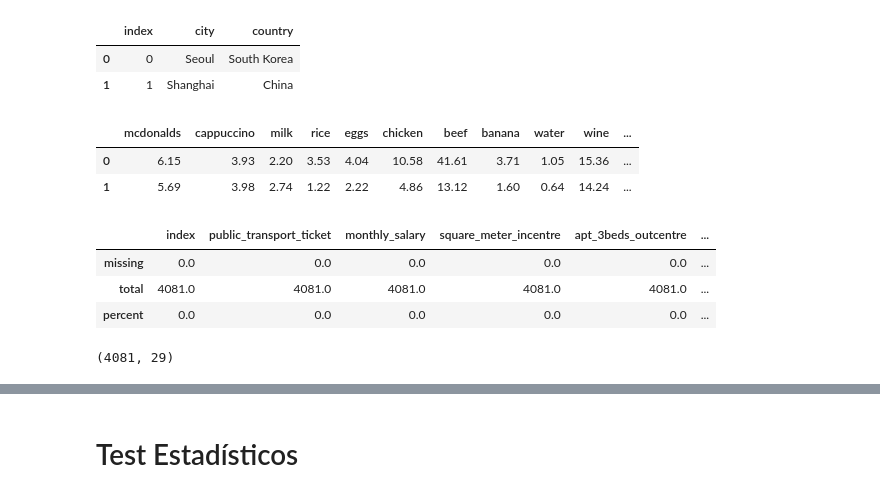
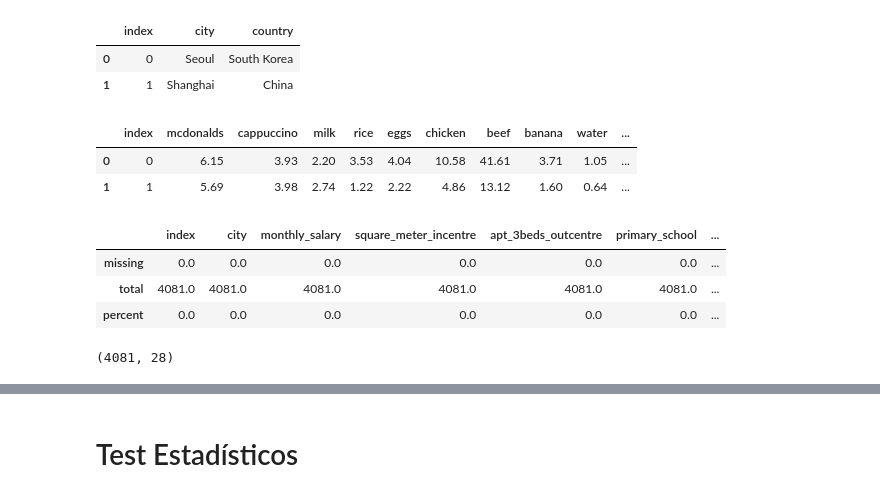
Before and after one commit to Adalab/promo-d-da-modulo1-sprint2-Paloma_Paula_Iris, a Jupyter notebook: regresion_lineal/1_intro_eda+2_test_estadisticos.ipynb, the cells around one changed output, grey strips where cells are left out. Cells and saved outputs as stored; diff of their text form; code cells hidden in the pictures.

Commit message:
dataframe completo

```diff
--- a/regresion_lineal/1_intro_eda+2_test_estadisticos.ipynb
+++ b/regresion_lineal/1_intro_eda+2_test_estadisticos.ipynb
@@ -250,5 +246,5 @@ SyntaxError: 'break' outside loop (668683560.py, line 1)
 # %%
-columnas_fuera = ['x1', 'x2', 'x4','x5', 'x7', 'x8', 'x10', 'x13', 'x16','x18', 'x19', 'x20', 'x21', 'x22', 'x26', 'x29', 'x30', 'x32', 'x34', 'x35', 'x40', 'x44', 'x45', 'x46', 'x47', 'x48', 'x49', 'x50', 'x53', 'data_quality']
+columnas_fuera = ['x1', 'x2', 'x4','x5', 'x7', 'x8', 'x10', 'x13', 'x16','x18', 'x19', 'x20', 'x21', 'x22', 'x26', 'x29', 'x30', 'x32', 'x34', 'x35', 'x37','x40', 'x44', 'x45', 'x46', 'x47', 'x48', 'x49', 'x50', 'x53', 'data_quality']
 # %%
 df.drop(columns= columnas_fuera, inplace=True)
 # %%
@@ -422,24 +437,24 @@ categoricas.head(2)
 | 1 | 1 | Shanghai | China |
 # %%
 numericas_trans = numericas_trans.reset_index()
-numericas.head(2)
+numericas_trans.head(2)
 # %% [output]
-|  | mcdonalds | cappuccino | milk | rice | eggs | chicken | beef | banana | water | wine | ... |
-| 0 | 6.15 | 3.93 | 2.20 | 3.53 | 4.04 | 10.58 | 41.61 | 3.71 | 1.05 | 15.36 | ... |
-| 1 | 5.69 | 3.98 | 2.74 | 1.22 | 2.22 | 4.86 | 13.12 | 1.60 | 0.64 | 14.24 | ... |
+|  | index | mcdonalds | cappuccino | milk | rice | eggs | chicken | beef | banana | water | ... |
+| 0 | 0 | 6.15 | 3.93 | 2.20 | 3.53 | 4.04 | 10.58 | 41.61 | 3.71 | 1.05 | ... |
+| 1 | 1 | 5.69 | 3.98 | 2.74 | 1.22 | 2.22 | 4.86 | 13.12 | 1.60 | 0.64 | ... |
 # %%
 df_final = categoricas.merge(numericas_trans, how='inner', left_on='index', right_on='index')
 # %%
 df_final.stb.missing().T
 # %% [output]
-|  | index | public_transport_ticket | monthly_salary | square_meter_incentre | apt_3beds_outcentre | ... |
-| missing | 0.0 | 0.0 | 0.0 | 0.0 | 0.0 | ... |
-| total | 4081.0 | 4081.0 | 4081.0 | 4081.0 | 4081.0 | ... |
-| percent | 0.0 | 0.0 | 0.0 | 0.0 | 0.0 | ... |
+|  | index | city | monthly_salary | square_meter_incentre | apt_3beds_outcentre | primary_school | ... |
+| missing | 0.0 | 0.0 | 0.0 | 0.0 | 0.0 | 0.0 | ... |
+| total | 4081.0 | 4081.0 | 4081.0 | 4081.0 | 4081.0 | 4081.0 | ... |
+| percent | 0.0 | 0.0 | 0.0 | 0.0 | 0.0 | 0.0 | ... |
 # %%
 df_final.shape
 # %% [output]
-(4081, 29)
+(4081, 28)
 # %%
 df_final.drop('index', inplace=True, axis=1)
 # %%
```
Also changed, not shown: parts of 22 cells of this notebook, 3 other files.
